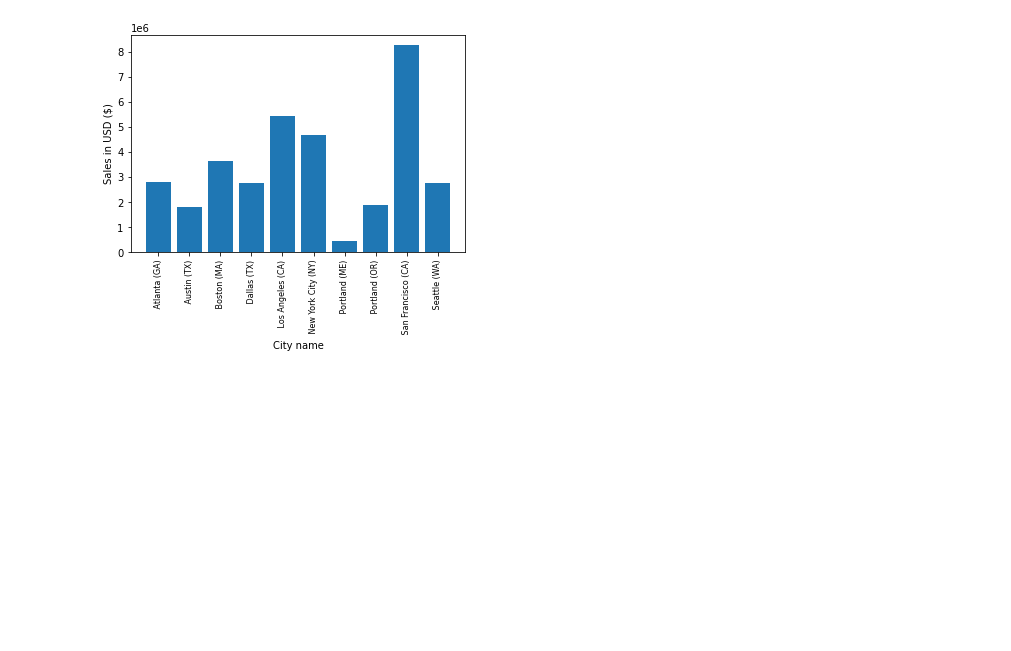
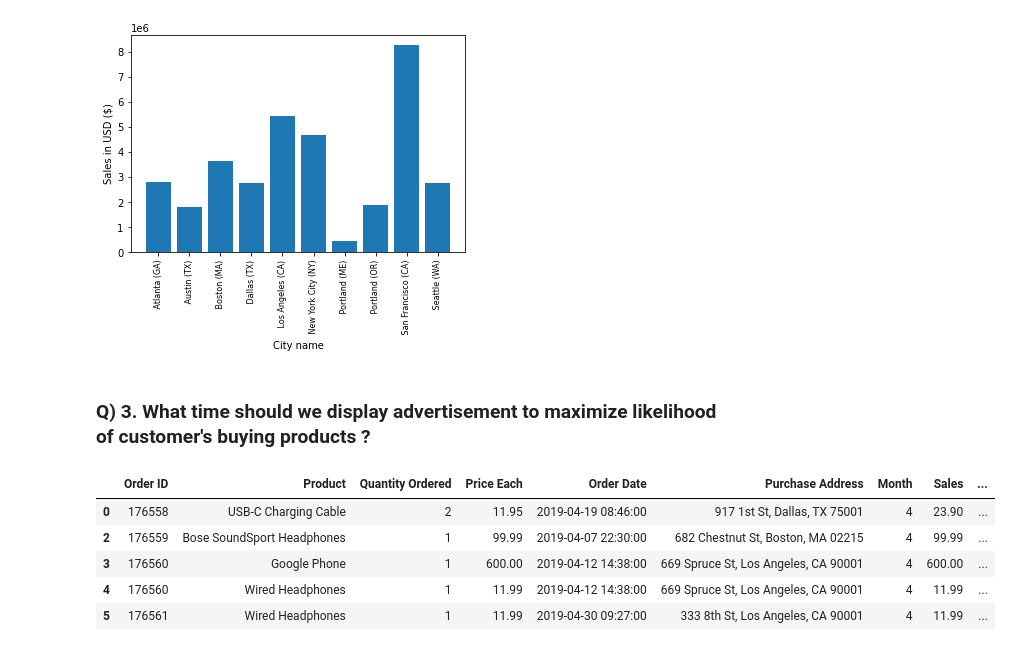
Before and after one commit to Ndblaze/Data-Science-Work-Flow, a Jupyter notebook: Sales dataset Analysis/Analysis.ipynb, the cells around one changed output. Cells and saved outputs as stored; diff of their text form; code cells hidden in the pictures; blank space fills up the shorter version.

Commit message:
Sales dataset analysis

```diff
--- a/Sales dataset Analysis/Analysis.ipynb
+++ b/Sales dataset Analysis/Analysis.ipynb
@@ -176,3 +176,17 @@ plt.xlabel('City name')
 plt.show()
 # %% [output]
 [figure]
+# %% [markdown]
+### Q) 3. What time should we display advertisement to maximize likelihood of customer's buying products ?
+# %%
+# converting the "Order date" column to a datetime object
+
+all_data['Order Date'] = pd.to_datetime(all_data['Order Date'])
+all_data.head()
+# %% [output]
+|  | Order ID | Product | Quantity Ordered | Price Each | Order Date | Purchase Address | Month | Sales | ... |
+| 0 | 176558 | USB-C Charging Cable | 2 | 11.95 | 2019-04-19 08:46:00 | 917 1st St, Dallas, TX 75001 | 4 | 23.90 | ... |
+| 2 | 176559 | Bose SoundSport Headphones | 1 | 99.99 | 2019-04-07 22:30:00 | 682 Chestnut St, Boston, MA 02215 | 4 | 99.99 | ... |
+| 3 | 176560 | Google Phone | 1 | 600.00 | 2019-04-12 14:38:00 | 669 Spruce St, Los Angeles, CA 90001 | 4 | 600.00 | ... |
+| 4 | 176560 | Wired Headphones | 1 | 11.99 | 2019-04-12 14:38:00 | 669 Spruce St, Los Angeles, CA 90001 | 4 | 11.99 | ... |
+| 5 | 176561 | Wired Headphones | 1 | 11.99 | 2019-04-30 09:27:00 | 333 8th St, Los Angeles, CA 90001 | 4 | 11.99 | ... |
```
Also changed, not shown: parts of 16 cells of this notebook, 1 other file.
